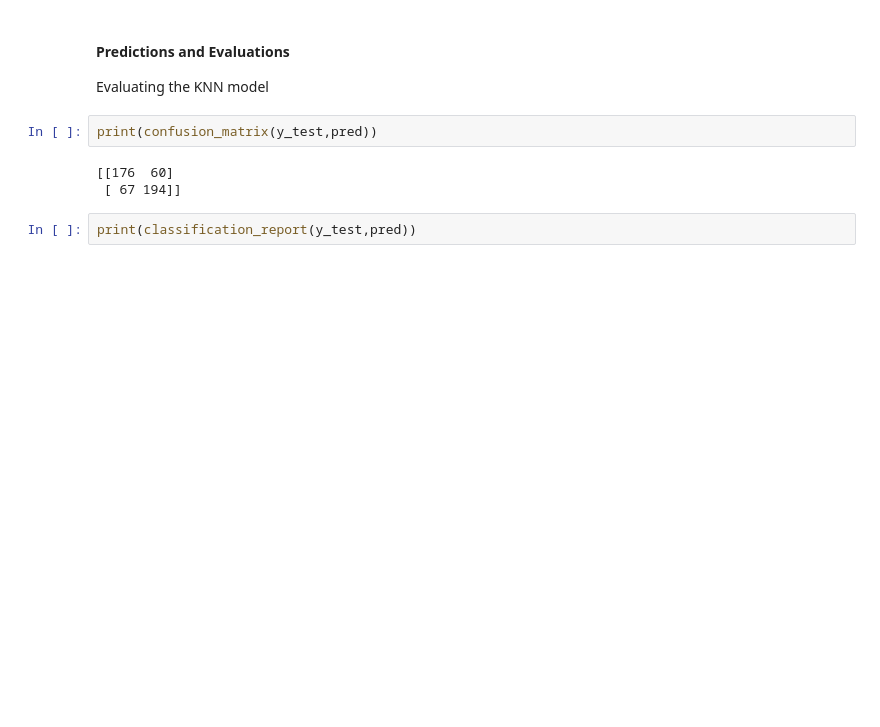
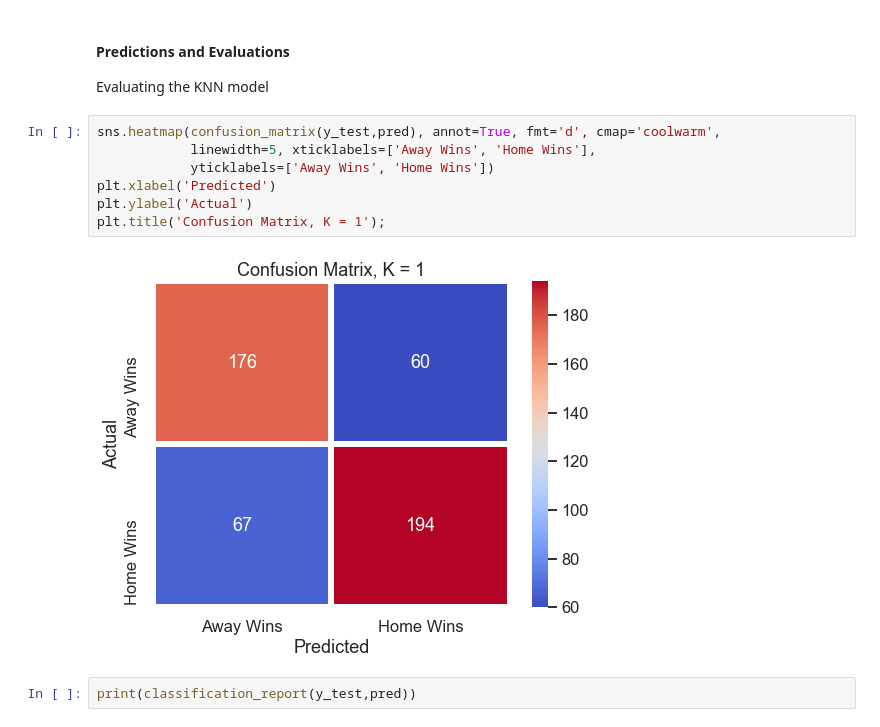
Before and after one commit to apainintheneck/nba-data-science, a Jupyter notebook: final_project.ipynb, the cells around one changed output. Cells and saved outputs as stored; diff of their text form; blank space fills up the shorter version.

```diff
--- a/final_project.ipynb
+++ b/final_project.ipynb
@@ -332,11 +334,15 @@ pred = knn.predict(X_test)
 # %% [markdown]
 #### Predictions and Evaluations
  Evaluating the KNN model
-# %%
-print(confusion_matrix(y_test,pred))
-# %% [output]
-[[176  60]
- [ 67 194]]
+# %%
+sns.heatmap(confusion_matrix(y_test,pred), annot=True, fmt='d', cmap='coolwarm',
+            linewidth=5, xticklabels=['Away Wins', 'Home Wins'],
+            yticklabels=['Away Wins', 'Home Wins'])
+plt.xlabel('Predicted')
+plt.ylabel('Actual')
+plt.title('Confusion Matrix, K = 1');
+# %% [output]
+[figure, added]
 # %%
 print(classification_report(y_test,pred))
 # %% [output]
```
Also changed, not shown: parts of 9 cells of this notebook.
